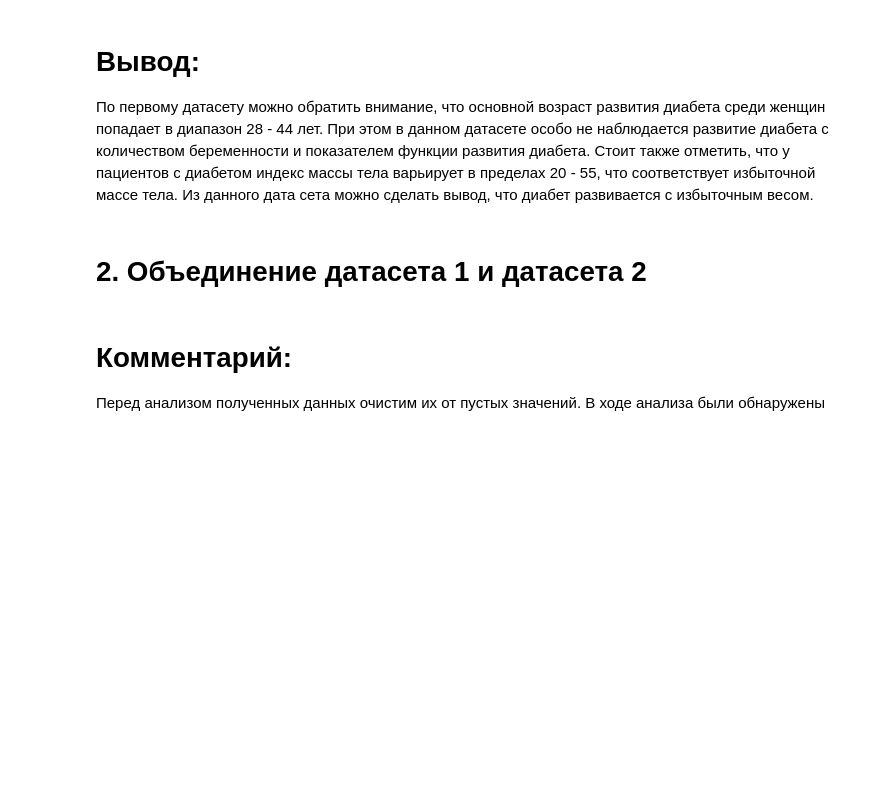
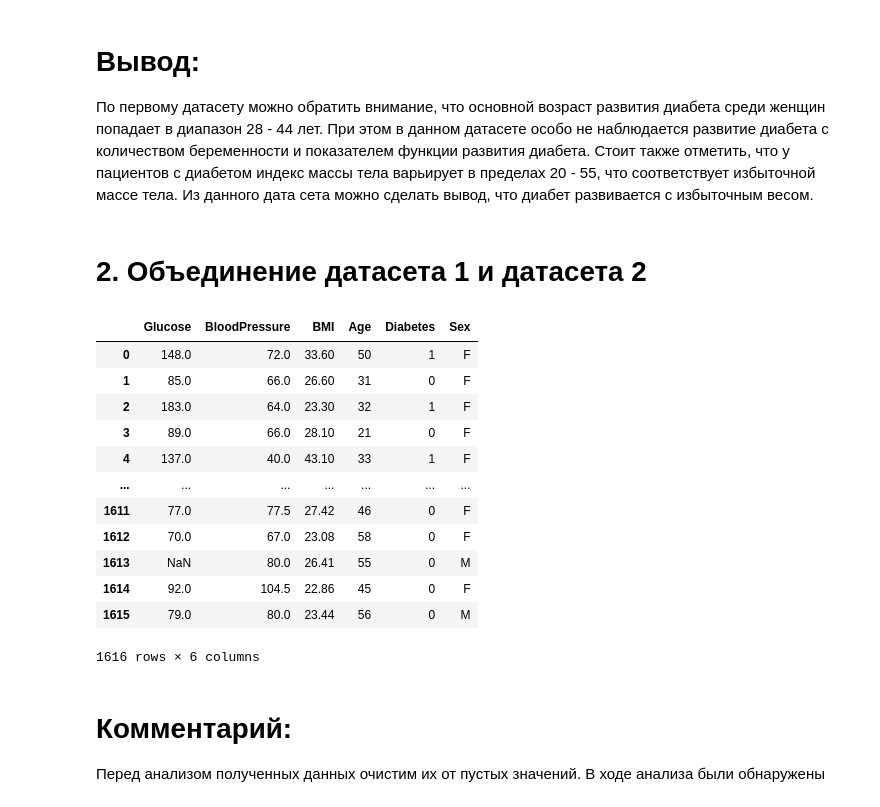
Before and after one commit to stileff/sf_pj_cleaning_data, a Jupyter notebook: pj_cleaning_data.ipynb, the cells around one changed output. Cells and saved outputs as stored; diff of their text form; code cells hidden in the pictures; blank space fills up the shorter version.

```diff
--- a/pj_cleaning_data.ipynb
+++ b/pj_cleaning_data.ipynb
@@ -74,29 +133,39 @@ sns.lmplot(
 # %%
 # Добавим колонку sex в датасет 1
 diabets_data['Sex'] = 'F'
 # Переименуем столбец Outcome в Diabets
 data_columns_rename(diabets_data, {'Outcome': 'Diabetes'})
 
 
 # Переименуем столбцы в датасете 2, чтоб они бились с датасет 1
 # Словарь содержит список переименованных столбцов
 columns_dict = {
         'sex': 'Sex',
         'diabetes': 'Diabetes',
         'diaBP': 'BloodPressure',
         'glucose': 'Glucose',
         'age': 'Age'
     }
 # Вызывается функция переименования столбца
 data_columns_rename(test_data, columns_dict)
 
-# Объединяем датасет 1 с датасет 2 и удаляем ненужные столбцы
-# Получаем списки неповторяющихся колонок в обоих DataFrame
-list_cols_drop = list(set(diabets_data.columns) ^ set(test_data.columns))
-
 # Объединяем датасет1 и датасет2, а также удаляем неповторяющиеся колонки
-df_concat = concat_and_drop(diabets_data, test_data, list_cols_drop)
+df_concat = concat_and_drop(diabets_data, test_data)
 df_concat
+# %% [output]
+|  | Glucose | BloodPressure | BMI | Age | Diabetes | Sex |
+| 0 | 148.0 | 72.0 | 33.60 | 50 | 1 | F |
+| 1 | 85.0 | 66.0 | 26.60 | 31 | 0 | F |
+| 2 | 183.0 | 64.0 | 23.30 | 32 | 1 | F |
+| 3 | 89.0 | 66.0 | 28.10 | 21 | 0 | F |
+| 4 | 137.0 | 40.0 | 43.10 | 33 | 1 | F |
+| ... | ... | ... | ... | ... | ... | ... |
+| 1611 | 77.0 | 77.5 | 27.42 | 46 | 0 | F |
+| 1612 | 70.0 | 67.0 | 23.08 | 58 | 0 | F |
+| 1613 | NaN | 80.0 | 26.41 | 55 | 0 | M |
+| 1614 | 92.0 | 104.5 | 22.86 | 45 | 0 | F |
+| 1615 | 79.0 | 80.0 | 23.44 | 56 | 0 | M |
+1616 rows × 6 columns
 # %% [markdown]
 # Комментарий:
 Перед анализом полученных данных очистим их от пустых значений.
```
Also changed, not shown: parts of 6 cells of this notebook.
